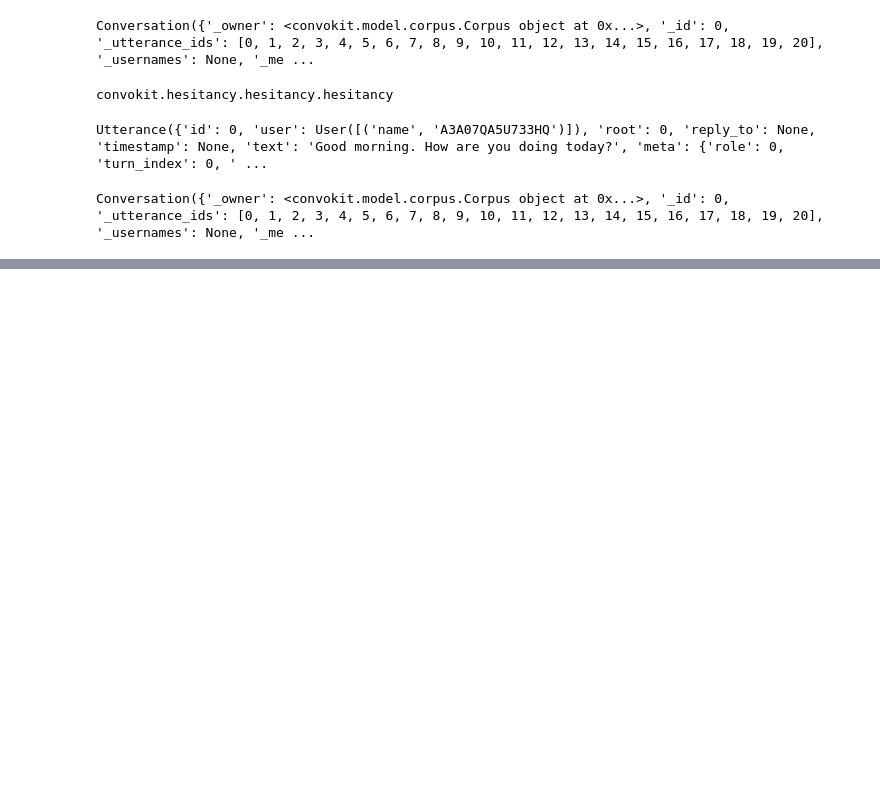
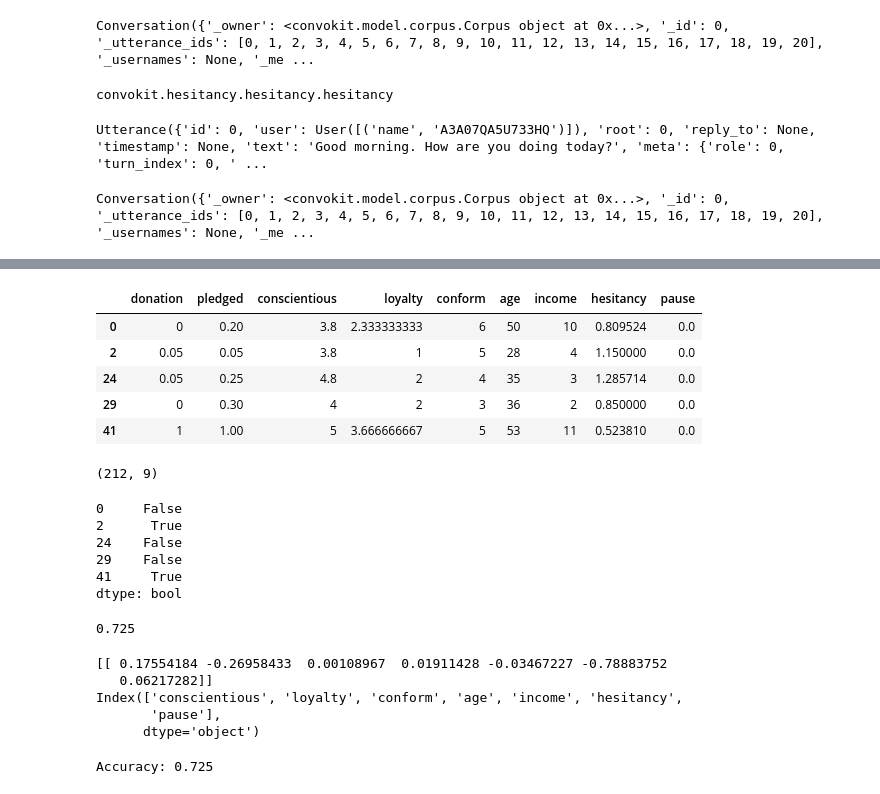
Before and after one commit to junfrankli/Cornell-Conversational-Analysis-Toolkit, a Jupyter notebook: datasets/persuasion_corpus/Transformer Creation - Grace.ipynb, the cells around one changed output, grey strips where cells are left out. Drawn from its saved outputs; the diff is of its cells as text; code cells hidden in the pictures; blank space fills up the shorter version.

```diff
--- a/datasets/persuasion_corpus/Transformer Creation - Grace.ipynb
+++ b/datasets/persuasion_corpus/Transformer Creation - Grace.ipynb
@@ -161,0 +216,34 @@ Conversation({'_owner': <convokit.model.corpus.Corpus object at 0x...>, '_id': 0
+# %%
+df['donation'].replace('', np.nan, inplace=True)
+df['pledged'].replace('', np.nan, inplace=True)
+df['conscientious'].replace('', np.nan, inplace=True)
+df['loyalty'].replace('', np.nan, inplace=True)
+df['conform'].replace('', np.nan, inplace=True)
+df['age'].replace('', np.nan, inplace=True)
+df['income'].replace('', np.nan, inplace=True)
+df['hesitancy'].replace('', np.nan, inplace=True)
+df['pause'].replace('', np.nan, inplace=True)
+# %%
+df2 = df.dropna()
+df2.head()
+# %% [output]
+|  | donation | pledged | conscientious | loyalty | conform | age | income | hesitancy | pause |
+| 0 | 0 | 0.20 | 3.8 | 2.333333333 | 6 | 50 | 10 | 0.809524 | 0.0 |
+| 2 | 0.05 | 0.05 | 3.8 | 1 | 5 | 28 | 4 | 1.150000 | 0.0 |
+| 24 | 0.05 | 0.25 | 4.8 | 2 | 4 | 35 | 3 | 1.285714 | 0.0 |
+| 29 | 0 | 0.30 | 4 | 2 | 3 | 36 | 2 | 0.850000 | 0.0 |
+| 41 | 1 | 1.00 | 5 | 3.666666667 | 5 | 53 | 11 | 0.523810 | 0.0 |
+# %%
+df2.shape
+# %% [output]
+(212, 9)
+# %%
+Y = df2['donation'].astype(float) == df2['pledged'].astype(float)
+Y.head(5)
+# %% [output]
+0     False
+2      True
+24    False
+29    False
+41     True
+dtype: bool
@@ -161,0 +253,14 @@ Conversation({'_owner': <convokit.model.corpus.Corpus object at 0x...>, '_id': 0
+# %%
+score = logit_model.score(df2.values[172:,2:], Y[172:])
+print(score)
+# %% [output]
+0.725
+# %%
+print(logit_model.coef_)
+print(df2.columns[2:])
+# %% [output]
+[[ 0.17554184 -0.26958433  0.00108967  0.01911428 -0.03467227 -0.78883752
+   0.06217282]]
+Index(['conscientious', 'loyalty', 'conform', 'age', 'income', 'hesitancy',
+       'pause'],
+      dtype='object')
@@ -161,0 +278,5 @@ Conversation({'_owner': <convokit.model.corpus.Corpus object at 0x...>, '_id': 0
+# %%
+from sklearn import metrics
+print("Accuracy:",metrics.accuracy_score(Y[172:], y_pred))
+# %% [output]
+Accuracy: 0.725
```
Also changed, not shown: parts of 16 cells of this notebook.
